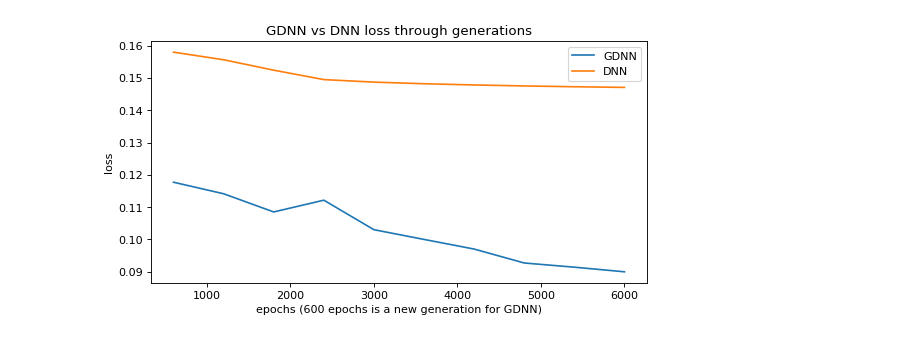
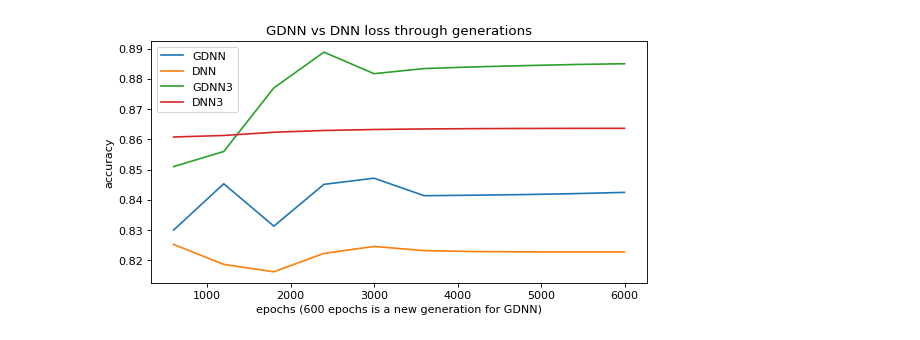
Before and after one commit to gmaggiotti/genetic_deep_learning, a Jupyter notebook: GDNN.ipynb, the cells around one changed output. Saved outputs shown, nothing was run; the diff lists cells and outputs as text; code cells hidden in the pictures.

Commit message:
adding acc & error charts

```diff
--- a/GDNN.ipynb
+++ b/GDNN.ipynb
@@ -9,8 +9,10 @@ import math
 
 path = os.getcwd()
 path
-gdnn = np.loadtxt(path + "/results/GDNN_one_layer.csv", delimiter=",")
-dnn = np.loadtxt(path + "/results/DNN_one_layer.csv", delimiter=",")
+gdnn1 = np.loadtxt(path + "/results/GDNN1.csv", delimiter=",")
+dnn1 = np.loadtxt(path + "/results/DNN1.csv", delimiter=",")
+gdnn3 = np.loadtxt(path + "/results/GDNN3.csv", delimiter=",")
+dnn3 = np.loadtxt(path + "/results/DNN3.csv", delimiter=",")
 
-dnn[:,1]
+dnn3[9,1]
 # %% [output]
@@ -19,17 +39,19 @@ array([0.15795985, 0.15561021, 0.15238443, 0.1494673 , 0.14868803,
 # %%
 from matplotlib.pyplot import figure
 import matplotlib.pyplot as plt
 %matplotlib inline
 
 figure(num=None, figsize=(8, 4), dpi=80, facecolor='w', edgecolor='k')
 
-plt.plot(gdnn[:,0],gdnn[:,1], label="GDNN")
-plt.plot(dnn[:,0],dnn[:,1], label="DNN")
+plt.plot(gdnn[:,0],gdnn[:,2], label="GDNN")
+plt.plot(dnn[:,0],dnn[:,2], label="DNN")
+plt.plot(gdnn3[:,0],gdnn3[:,2], label="GDNN3")
+plt.plot(dnn3[:,0],dnn3[:,2], label="DNN3")
 
 plt.title('GDNN vs DNN loss through generations')
 plt.xlabel('epochs (600 epochs is a new generation for GDNN)')
-plt.ylabel('loss');
+plt.ylabel('accuracy');
 plt.legend()
 plt.show()
 # %% [output]
-[figure, old version]
+[figure, new version]
```
Also changed, not shown: parts of 5 cells of this notebook, 10 other files.
